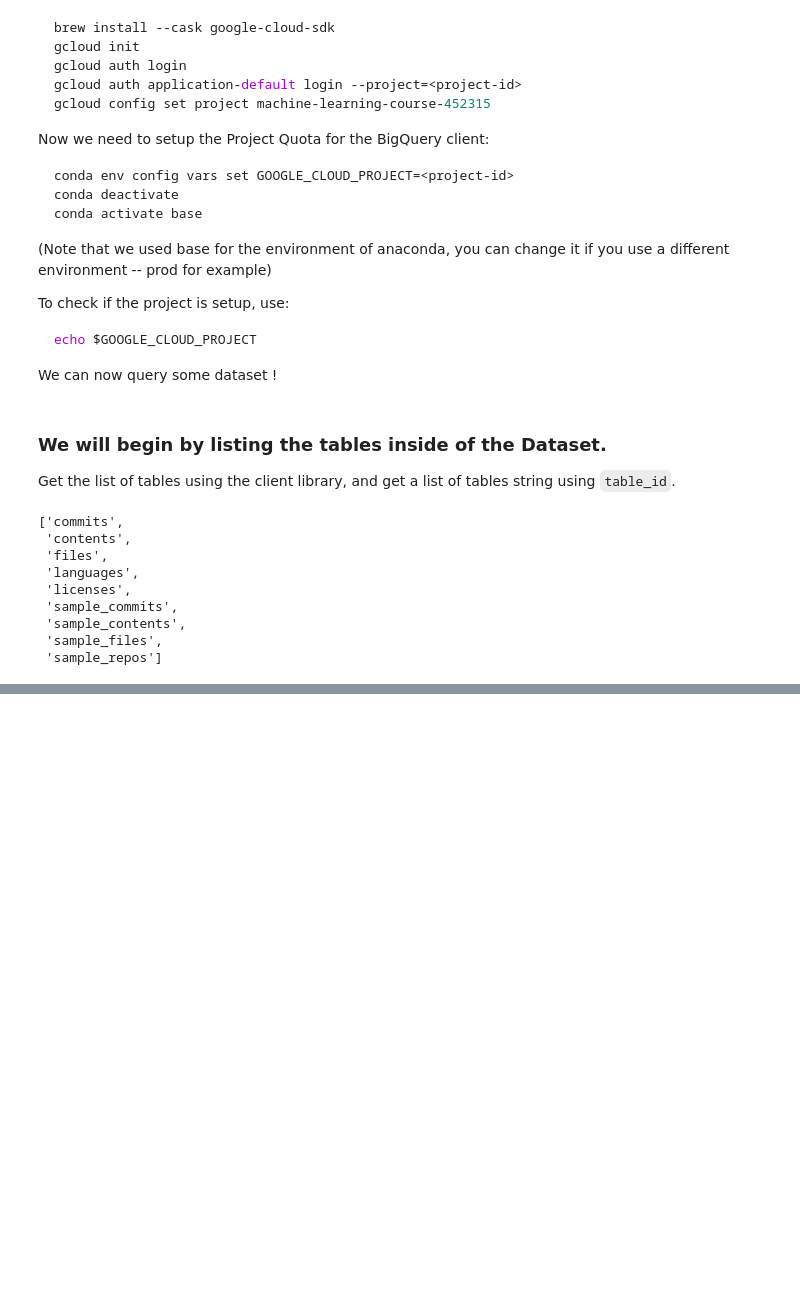
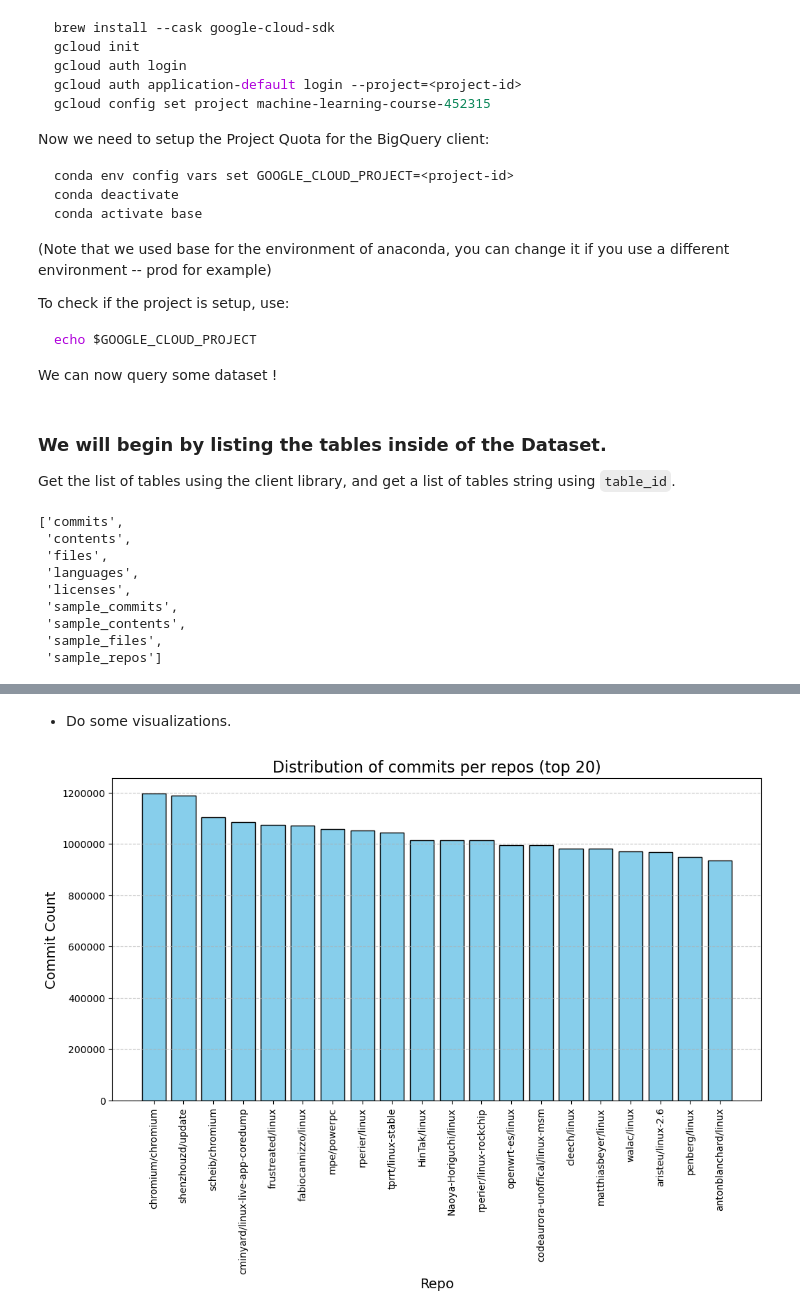
Before and after one commit to andrianarivo/bigquery-github, a Jupyter notebook: index.ipynb, the cells around one changed output, grey strips where cells are left out. Cells and saved outputs as stored; diff of their text form; code cells hidden in the pictures; blank space fills up the shorter version.

```diff
--- a/index.ipynb
+++ b/index.ipynb
@@ -55,0 +106,4 @@ Get the list of tables using the client library, and get a list of tables string
+# %%
+df = pd.read_csv('commits_per_repo.csv')
+
+df.head()
@@ -55,0 +117,28 @@ Get the list of tables using the client library, and get a list of tables string
+# %% [markdown]
+- Do some visualizations. <br/>
+# %%
+df = df.head(20)
+
+df = df.set_index('repository')
+
+# Plot
+plt.figure(figsize=(12, 6))
+plt.bar(df.index, df['commit_count'], color='skyblue', edgecolor='black')
+
+# Labels and title
+plt.xlabel("Repo", fontsize=14)
+plt.ylabel("Commit Count", fontsize=14)
+plt.title("Distribution of commits per repos (top 20)", fontsize=16)
+
+# Rotate x-axis labels for better readability
+plt.xticks(rotation=90)
+
+# Format y-axis ticks to show GB instead of scientific notation
+plt.ticklabel_format(style='plain', axis='y')
+
+# Show grid for better readability
+plt.grid(axis='y', linestyle="--", alpha=0.7)
+
+plt.show()
+# %% [output]
+[figure, added]
```
Also changed, not shown: parts of 25 cells of this notebook.
